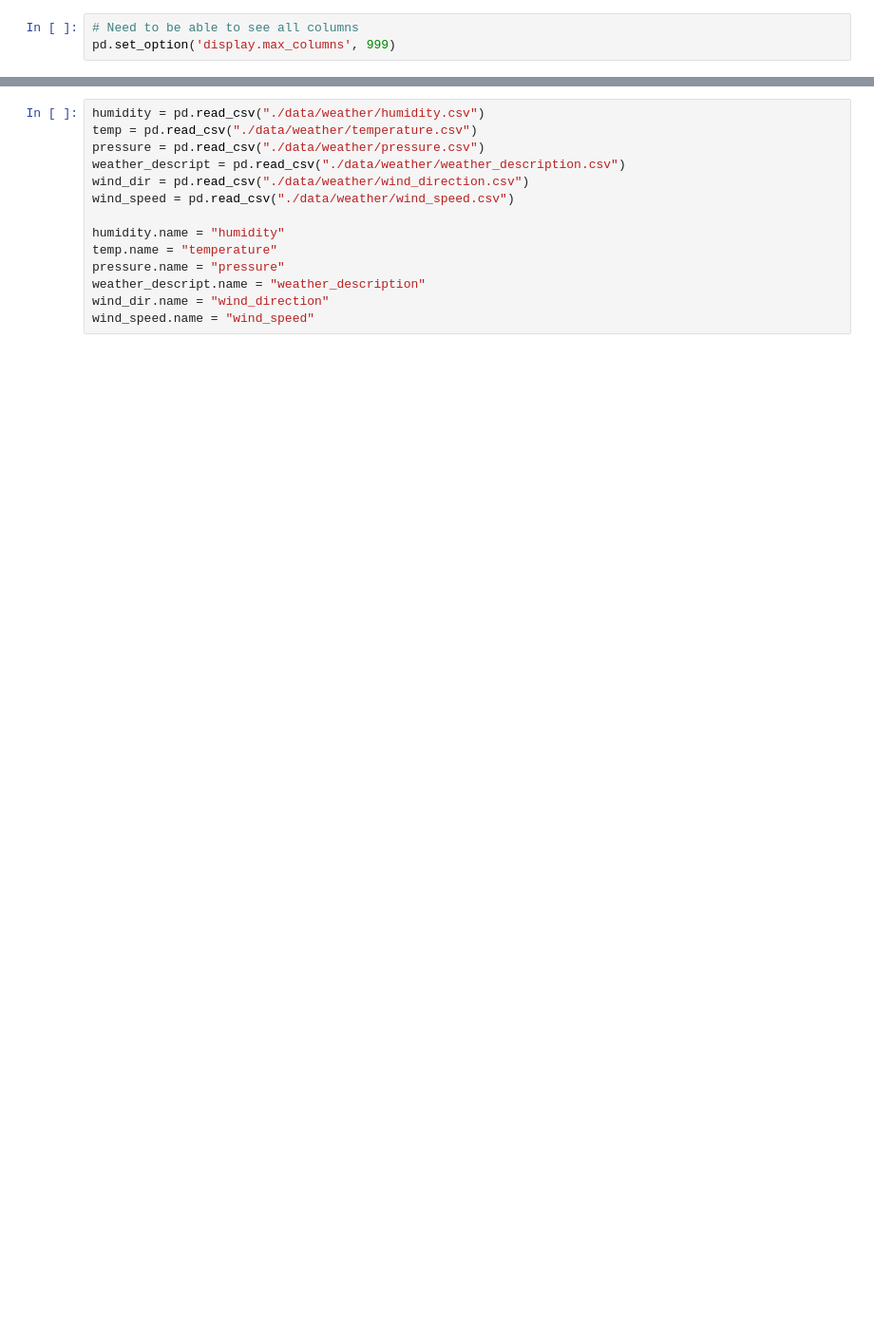
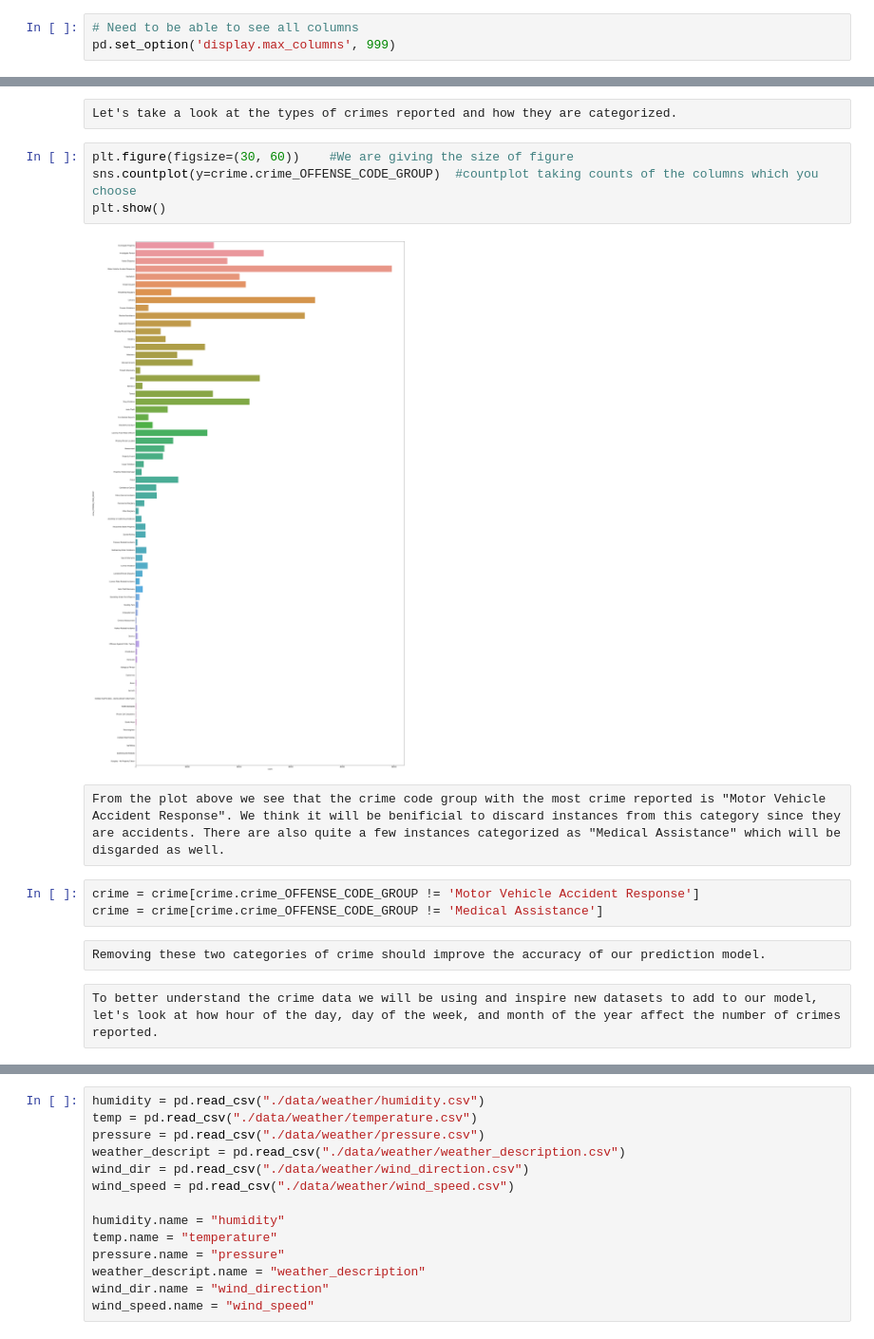
Before and after one commit to stephanGarland/sml-project-fall-2019, a Jupyter notebook: boston.ipynb, the cells around one changed output, grey strips where cells are left out. Shown: that part at 95% size. Drawn from its saved outputs; the diff is of its cells as text; blank space fills up the shorter version.

Commit message:
Adding some data analysis to existing datasets

```diff
--- a/boston.ipynb
+++ b/boston.ipynb
@@ -15,0 +29,17 @@ pd.set_option('display.max_columns', 999)
+# %% [raw]
+Let's take a look at the types of crimes reported and how they are categorized.
+# %%
+plt.figure(figsize=(30, 60))    #We are giving the size of figure
+sns.countplot(y=crime.crime_OFFENSE_CODE_GROUP)  #countplot taking counts of the columns which you choose
+plt.show()
+# %% [output]
+[figure, added]
+# %% [raw]
+From the plot above we see that the crime code group with the most crime reported is "Motor Vehicle Accident Response". We think it will be benificial to discard instances from this category since they are accidents. There are also quite a few instances categorized as "Medical Assistance" which will be disgarded as well.
+# %%
+crime = crime[crime.crime_OFFENSE_CODE_GROUP != 'Motor Vehicle Accident Response']
+crime = crime[crime.crime_OFFENSE_CODE_GROUP != 'Medical Assistance']
+# %% [raw]
+Removing these two categories of crime should improve the accuracy of our prediction model.
+# %% [raw]
+To better understand the crime data we will be using and inspire new datasets to add to our model, let's look at how hour of the day, day of the week, and month of the year affect the number of crimes reported.
```
Also changed, not shown: parts of 14 cells of this notebook, 5 other files.
